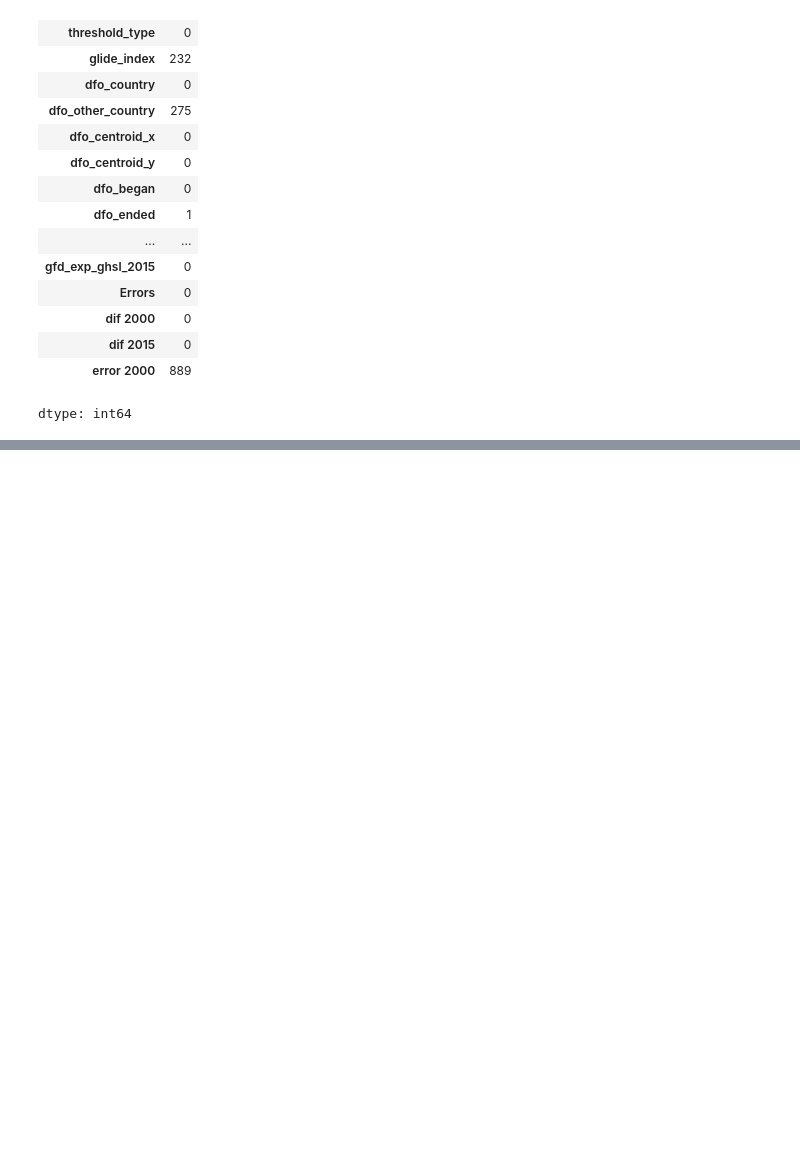
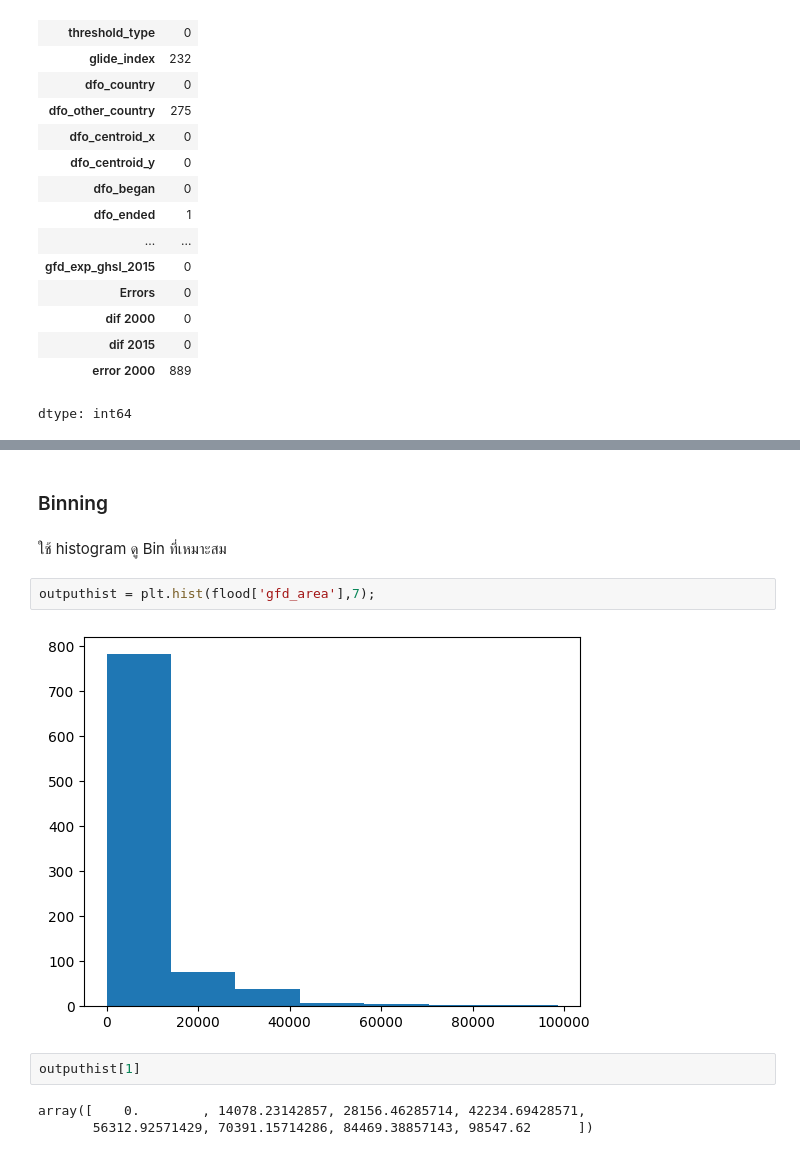
Before and after one commit to sasi-nk/BSC_DPDM2025, a Jupyter notebook: Ch3_Data_Preprocessing.ipynb, the cells around one changed output, grey strips where cells are left out. Drawn from its saved outputs; the diff is of its cells as text; blank space fills up the shorter version.

```diff
--- a/Ch3_Data_Preprocessing.ipynb
+++ b/Ch3_Data_Preprocessing.ipynb
@@ -241,0 +269,13 @@ dtype: int64
+# %% [markdown]
+### Binning
+# %% [markdown]
+ใช้ histogram ดู Bin ที่เหมาะสม
+# %%
+outputhist = plt.hist(flood['gfd_area'],7);
+# %% [output]
+[figure, added]
+# %%
+outputhist[1]
+# %% [output]
+array([    0.        , 14078.23142857, 28156.46285714, 42234.69428571,
+       56312.92571429, 70391.15714286, 84469.38857143, 98547.62      ])
```
Also changed, not shown: parts of 23 cells of this notebook.
